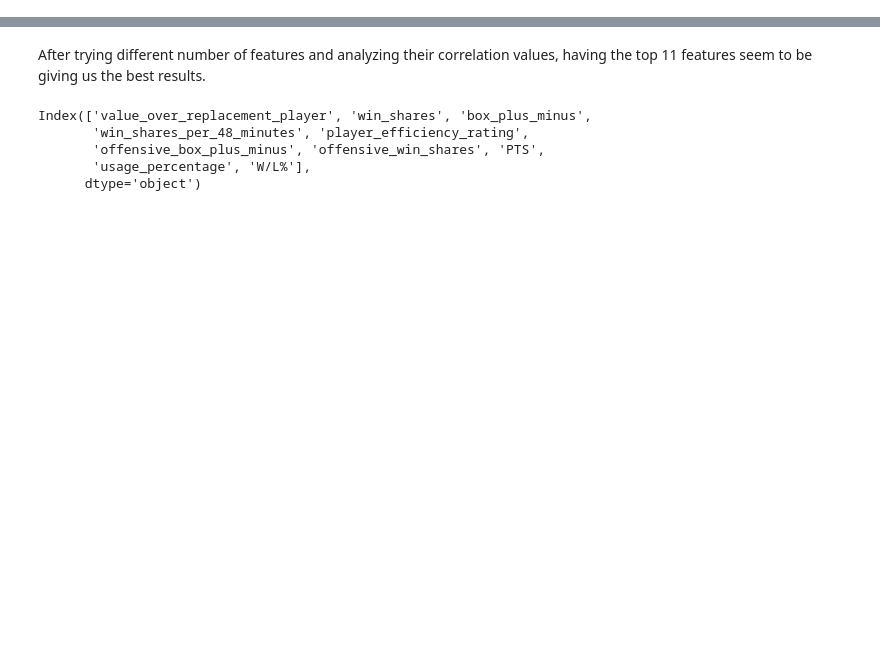
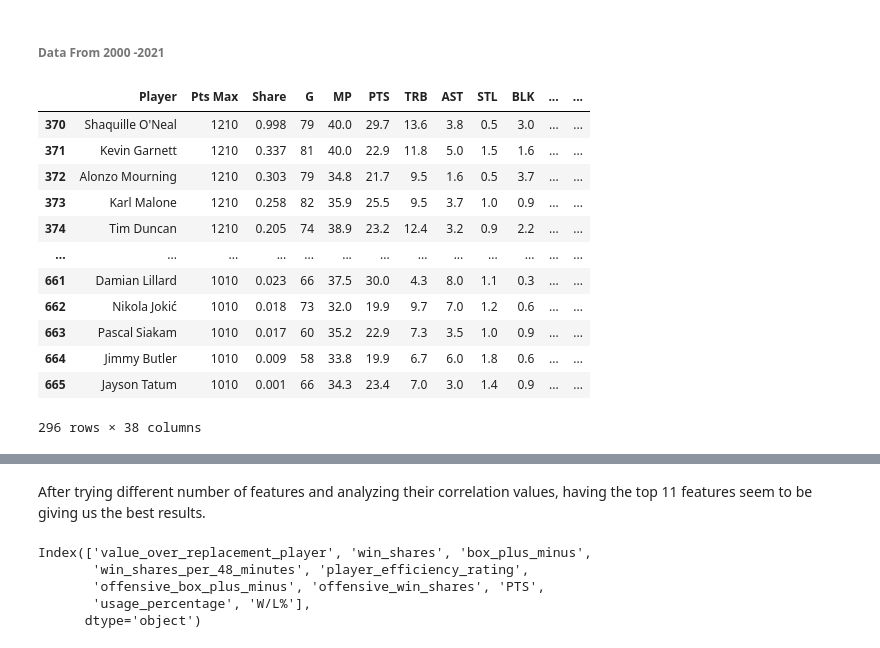
Before and after one commit to Mathuran-Mang/NBA-MVP-Prediction-Model, a Jupyter notebook: NBA_predictions_Por.ipynb, the cells around one changed output, grey strips where cells are left out. Drawn from its saved outputs; the diff is of its cells as text; code cells hidden in the pictures; blank space fills up the shorter version.

```diff
--- a/NBA_predictions_Por.ipynb
+++ b/NBA_predictions_Por.ipynb
@@ -48,0 +76,18 @@ train_data_2010 =train_data[train_data['year']>=2010]
+# %% [markdown]
+###### Data From 2000 -2021
+# %%
+train_data_2000
+# %% [output]
+|  | Player | Pts Max | Share | G | MP | PTS | TRB | AST | STL | BLK | ... | ... |
+| 370 | Shaquille O'Neal | 1210 | 0.998 | 79 | 40.0 | 29.7 | 13.6 | 3.8 | 0.5 | 3.0 | ... | ... |
+| 371 | Kevin Garnett | 1210 | 0.337 | 81 | 40.0 | 22.9 | 11.8 | 5.0 | 1.5 | 1.6 | ... | ... |
+| 372 | Alonzo Mourning | 1210 | 0.303 | 79 | 34.8 | 21.7 | 9.5 | 1.6 | 0.5 | 3.7 | ... | ... |
+| 373 | Karl Malone | 1210 | 0.258 | 82 | 35.9 | 25.5 | 9.5 | 3.7 | 1.0 | 0.9 | ... | ... |
+| 374 | Tim Duncan | 1210 | 0.205 | 74 | 38.9 | 23.2 | 12.4 | 3.2 | 0.9 | 2.2 | ... | ... |
+| ... | ... | ... | ... | ... | ... | ... | ... | ... | ... | ... | ... | ... |
+| 661 | Damian Lillard | 1010 | 0.023 | 66 | 37.5 | 30.0 | 4.3 | 8.0 | 1.1 | 0.3 | ... | ... |
+| 662 | Nikola Jokić | 1010 | 0.018 | 73 | 32.0 | 19.9 | 9.7 | 7.0 | 1.2 | 0.6 | ... | ... |
+| 663 | Pascal Siakam | 1010 | 0.017 | 60 | 35.2 | 22.9 | 7.3 | 3.5 | 1.0 | 0.9 | ... | ... |
+| 664 | Jimmy Butler | 1010 | 0.009 | 58 | 33.8 | 19.9 | 6.7 | 6.0 | 1.8 | 0.6 | ... | ... |
+| 665 | Jayson Tatum | 1010 | 0.001 | 66 | 34.3 | 23.4 | 7.0 | 3.0 | 1.4 | 0.9 | ... | ... |
+296 rows × 38 columns
```
Also changed, not shown: parts of 45 cells of this notebook.
